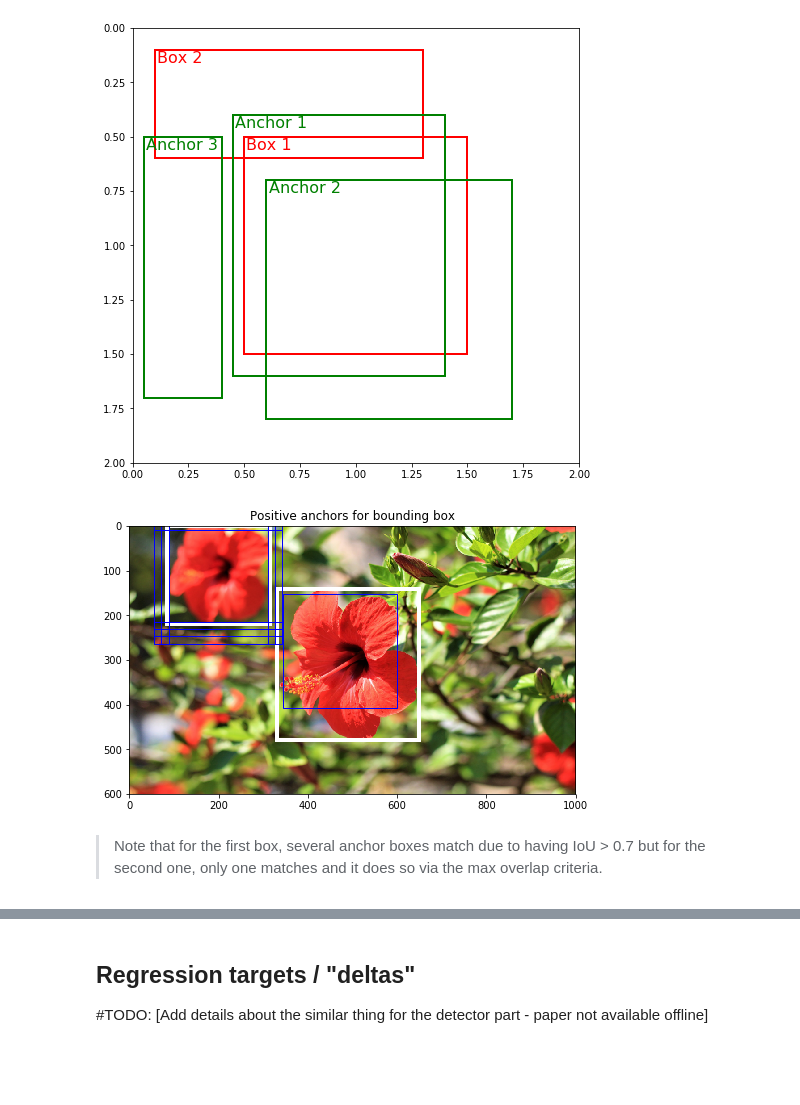
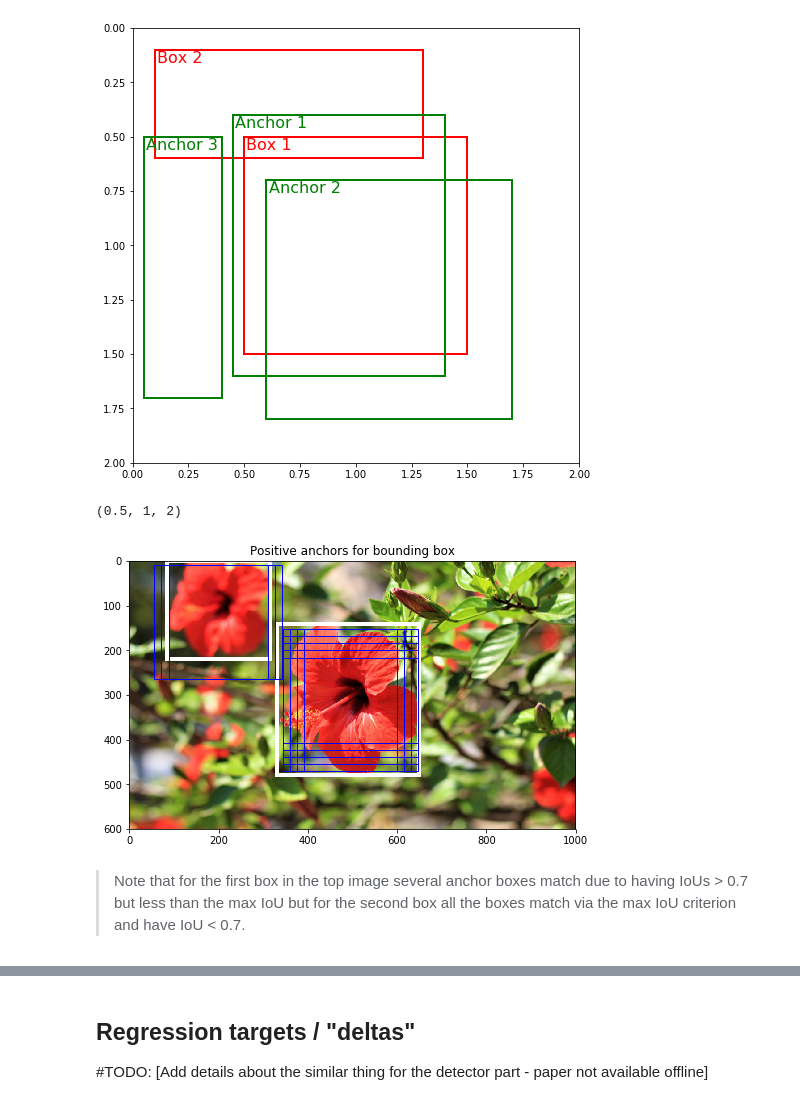
Before and after one commit to distracteddreamer/annotaited, a Jupyter notebook: The Annotated Mask R-CNN.ipynb, the cells around one changed output, grey strips where cells are left out. Drawn from its saved outputs; the diff is of its cells as text; code cells hidden in the pictures; blank space fills up the shorter version.

```diff
--- a/The Annotated Mask R-CNN.ipynb
+++ b/The Annotated Mask R-CNN.ipynb
@@ -200,14 +178,14 @@ For a convolutional feature map of a size $W \times H$ ... there are $WHk$ ancho
 The anchor boxes that cross image boundaries need
 to be handled with care. During training, we ignore all cross-boundary anchors so they do not contribute to the loss. For a typical 1000 × 600 image, there will be roughly 20000 (≈ 60 × 40 × 9) anchors in total. With the cross-boundary anchors ignored, there are about 6000 anchors per image for training.
 # %%
-def grid_anchors(base_anchors, stride, width, height):
+def grid_anchors(base_anchors, stride, width, height, img_width, img_height):
     """
     base_anchors: (N, 4)
     H = height
     W = width
     """
-    shifts_x = np.arange(0, width, stride) # (W,)
-    shifts_y = np.arange(0, height, stride) # (H,)
+    shifts_x = np.arange(0, width * stride, stride) # (W,)
+    shifts_y = np.arange(0, height * stride, stride) # (H,)
 
     # Indexing is 'xy' by default in np/tf but 'ij' in pytorch
     # (so they reverse these in the mrcnn benchmark code)
@@ -218,7 +196,7 @@ def grid_anchors(base_anchors, stride, width, height):
     # (H, W, 1, 4) + (1, 1, N, 4) -> (H, W, N, 4)
     anchors = shifts[..., None, :] + base_anchors[None, None]
 
-    inside = (anchors[..., :2] >= [0, 0]).all(axis=-1) & (anchors[..., 2:] < [width, height]).all(axis=-1)
+    inside = (anchors[..., :2] >= [0, 0]).all(axis=-1) & (anchors[..., 2:] < [img_width, img_height]).all(axis=-1)
 
     return anchors, inside
 # %%
@@ -230,7 +208,8 @@ grid_1000_600.size // 4, inside_1000_600.sum()
 sizes=(128, 256, 512)
 aspect_ratios=(0.5, 1, 2)
 grid, inside = grid_anchors(generate_anchors(sizes=sizes, aspect_ratios=aspect_ratios), 16,
-                            width=img.shape[1], height=img.shape[0])
+                            width=img.shape[1]//16, height=img.shape[0]//16,
+                            img_width=img.shape[1], img_height=img.shape[0])
 # Sample the grid and also add the left-most and bottom-most boxes as well
 
 sample1 = [10, 20, 20]
@@ -475,17 +454,21 @@ def rpn_targets(anchors, target_boxes, pos_iou_th=0.7, neg_iou_th=0.3):
 
     # Postive criterion (i)
     def _pos_max(overlaps):
-        return tf.argmax(overlaps, axis=-2) # (n_boxes,) - values in range [0, n_anchors)
+        max_overlap_per_target = tf.reduce_max(overlaps, axis=-2, keepdims=True) # (1, n_boxes)
+        overlap_equals_max = tf.equal(overlaps, max_overlap_per_target) # (n_anchors, n_boxes)
+        pos_cond_max = tf.reduce_any(overlap_equals_max, axis=-1) # (n_anchors)
+        return tf.where(pos_cond_max)[:, 0] # (n_pos_max,) - values in range [0, n_anchors)
+        #return tf.argmax(overlaps, axis=-2) # (n_boxes,) - values in range [0, n_anchors)
 
     # Postive criterion (ii)
     def _pos_iou(overlaps, iou_th):
         pos_cond_iou = tf.reduce_any(tf.greater(overlaps, iou_th), axis=-1) # (n_anchors, )
-        return tf.where(pos_cond_iou)[:, 0] # (n_anchors, ) - values in range [0, n_anchors)
+        return tf.where(pos_cond_iou)[:, 0]  # (n_pos_iou, ) - values in range [0, n_anchors)
 
     # Negative criterion
     def _neg_iou(overlaps, iou_th):
         neg_cond_iou = tf.reduce_all(tf.less(overlaps, iou_th), axis=-1) # (n_anchors, )
-        return tf.where(neg_cond_iou)[:, 0] # (n_anchors, ) - values in range [0, n_anchors)
+        return tf.where(neg_cond_iou)[:, 0]  # (n_anchors, ) - values in range [0, n_anchors)
 
     # Target matching
     def _target_matches(overlaps, pos_ids):
@@ -495,14 +478,15 @@ def rpn_targets(anchors, target_boxes, pos_iou_th=0.7, neg_iou_th=0.3):
     anchors_shape = tf.shape(anchors)
     anchors = tf.reshape(anchors, (-1, 4))
 
-    overlaps = box_iou(ancIf hors, target_boxes) # (n_anchors, n_boxes)
+    overlaps = box_iou(anchors, target_boxes) # (n_anchors, n_boxes)
 
-    pos_ids_max = _pos_max(overlaps) # (n_boxes)
-    pos_ids_iou = _pos_iou(overlaps, pos_iou_th) # (n_anchors)
+    pos_ids_max = _pos_max(overlaps) # (n_pos_max)
+    pos_ids_iou = _pos_iou(overlaps, pos_iou_th) # (n_pos_iou)
 
     pos_ids = tf.sets.set_union(pos_ids_iou[None], pos_ids_max[None]).values  # (n_pos,)
 
     neg_ids_iou = _neg_iou(overlaps, neg_iou_th)
+
     neg_ids = tf.sets.set_difference(neg_ids_iou[None], pos_ids_max[None]).values  # (n_neg,)
 
     inds = tf.to_int32(tf.concat([pos_ids, neg_ids], 0))
@@ -523,31 +507,32 @@ def rpn_targets(anchors, target_boxes, pos_iou_th=0.7, neg_iou_th=0.3):
     boxes = tf.reshape(boxes, anchors_shape)
     labels = tf.reshape(labels, anchors_shape[:-1])
 
-    return boxes, labels
+    return boxes, labels, overlaps
+# %%
+aspect_ratios
+# %% [output]
+(0.5, 1, 2)
 # %%
 with tf.Session() as sess:
     grid, inside = grid_anchors(generate_anchors(sizes=sizes, aspect_ratios=aspect_ratios),
-                            16, img.shape[1], img.shape[0])
-    target_boxes = tf.cast(tf.stack([bbox1, bbox2]), 'float32')
+                            16, 1000//16, 600//16, img.shape[1], img.shape[0])
     anchors = tf.convert_to_tensor(grid.astype('float32'))
 
-    boxes, labels = sess.run(rpn_targets(anchors, target_boxes))
-    boxes2, labels2 = sess.run(rpn_targets(anchors, target_boxes))
+    boxes, labels, p1 = sess.run(rpn_targets(anchors, tf.convert_to_tensor([bbox1, bbox2], dtype='float32')))
+    boxes2, labels2, p2 = sess.run(rpn_targets(anchors, tf.convert_to_tensor([bbox3], dtype='float32')))
 # %%
-pos_boxes = grid[labels==1].reshape((-1, 4))
+pos_boxes = grid[(labels==1) & (inside==1)].reshape((-1, 4))
 fig, ax = plt.subplots(1, figsize=(8, 8))
 ax.imshow(img)
 plot_rectangle(np.stack(bbox1), ax, clr='w', linewidth=4)
 plot_rectangle(np.stack(bbox2), ax, clr='w', linewidth=4)
 for box in pos_boxes:
     plot_rectangle(box, ax)
-
-
 ax.set_title('Positive anchors for bounding box');
 # %% [output]
-[figure, old version]
+[figure, new version]
 # %% [markdown]
-> Note that for the first box, several anchor boxes match due to having IoU > 0.7 but for the second one, only one matches and it does so via the max overlap criteria.
+> Note that for the first box in the top image several anchor boxes match due to having IoUs > 0.7 but less than the max IoU but for the second box all the boxes match via the max IoU criterion and have IoU < 0.7.
 # %%
 with tf.Session() as sess:
     overlaps = (sess.run( box_iou(tf.reshape(anchors, [-1, 4]), target_boxes)))
```
Also changed, not shown: parts of 32 cells of this notebook, 3 other files.
